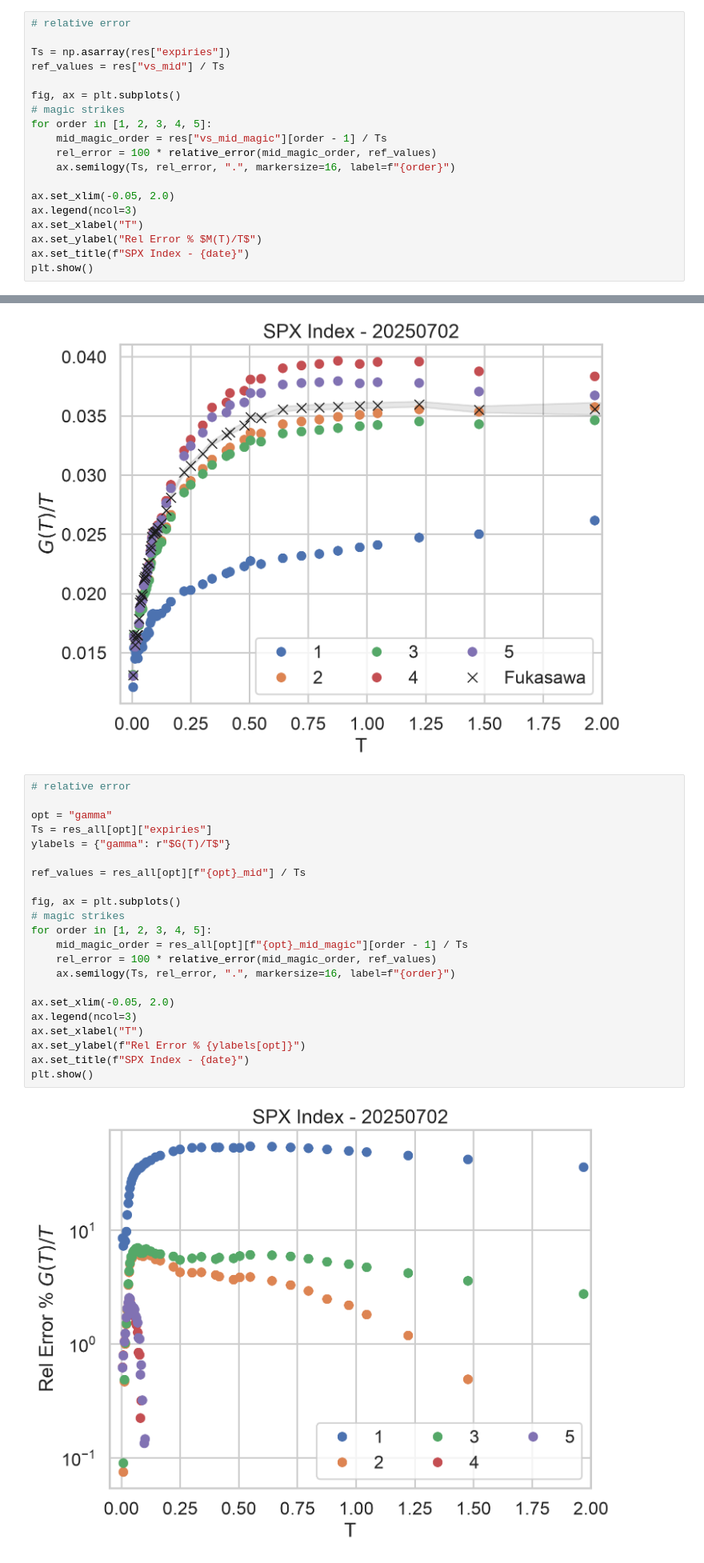
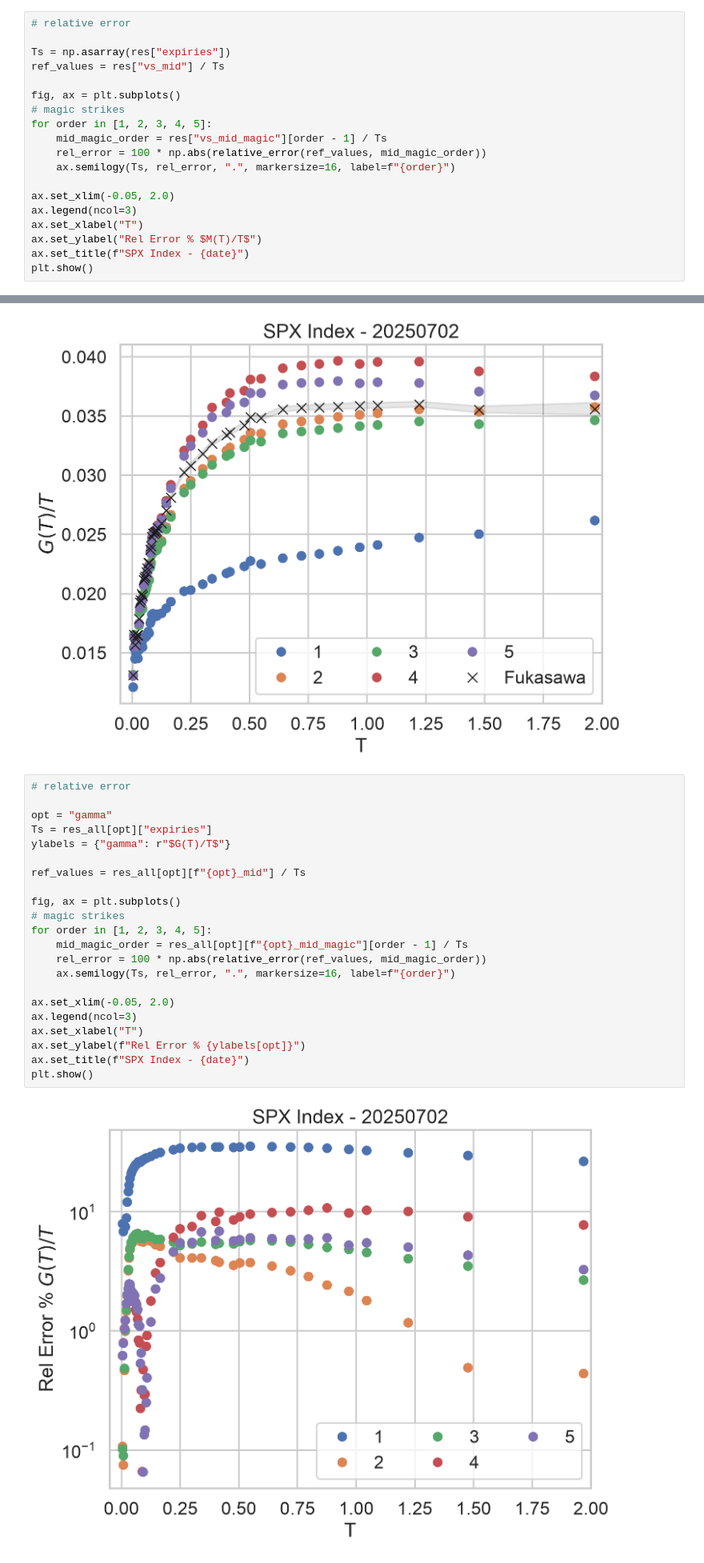
Before and after one commit to fbourgey/bergomi-guyon, a Jupyter notebook: market_swap_estimates.ipynb, the cells around one changed output, grey strips where cells are left out. Shown at 80% size. Saved outputs shown, nothing was run; the diff lists cells and outputs as text.

Commit message:
fix relative error

```diff
--- a/market_swap_estimates.ipynb
+++ b/market_swap_estimates.ipynb
@@ -141,7 +138,7 @@ fig, ax = plt.subplots()
 # magic strikes
 for order in [1, 2, 3, 4, 5]:
     mid_magic_order = res["vs_mid_magic"][order - 1] / Ts
-    rel_error = 100 * relative_error(mid_magic_order, ref_values)
+    rel_error = 100 * np.abs(relative_error(ref_values, mid_magic_order))
     ax.semilogy(Ts, rel_error, ".", markersize=16, label=f"{order}")
 
 ax.set_xlim(-0.05, 2.0)
@@ -205,24 +220,24 @@ plt.show()
 # %%
 # relative error
 
 opt = "gamma"
 Ts = res_all[opt]["expiries"]
 ylabels = {"gamma": r"$G(T)/T$"}
 
 ref_values = res_all[opt][f"{opt}_mid"] / Ts
 
 fig, ax = plt.subplots()
 # magic strikes
 for order in [1, 2, 3, 4, 5]:
     mid_magic_order = res_all[opt][f"{opt}_mid_magic"][order - 1] / Ts
-    rel_error = 100 * relative_error(mid_magic_order, ref_values)
+    rel_error = 100 * np.abs(relative_error(ref_values, mid_magic_order))
     ax.semilogy(Ts, rel_error, ".", markersize=16, label=f"{order}")
 
 ax.set_xlim(-0.05, 2.0)
 ax.legend(ncol=3)
 ax.set_xlabel("T")
 ax.set_ylabel(f"Rel Error % {ylabels[opt]}")
 ax.set_title(f"SPX Index - {date}")
 plt.show()
 # %% [output]
-[figure, old version]
+[figure, new version]
```
Also changed, not shown: parts of 3 cells of this notebook.
